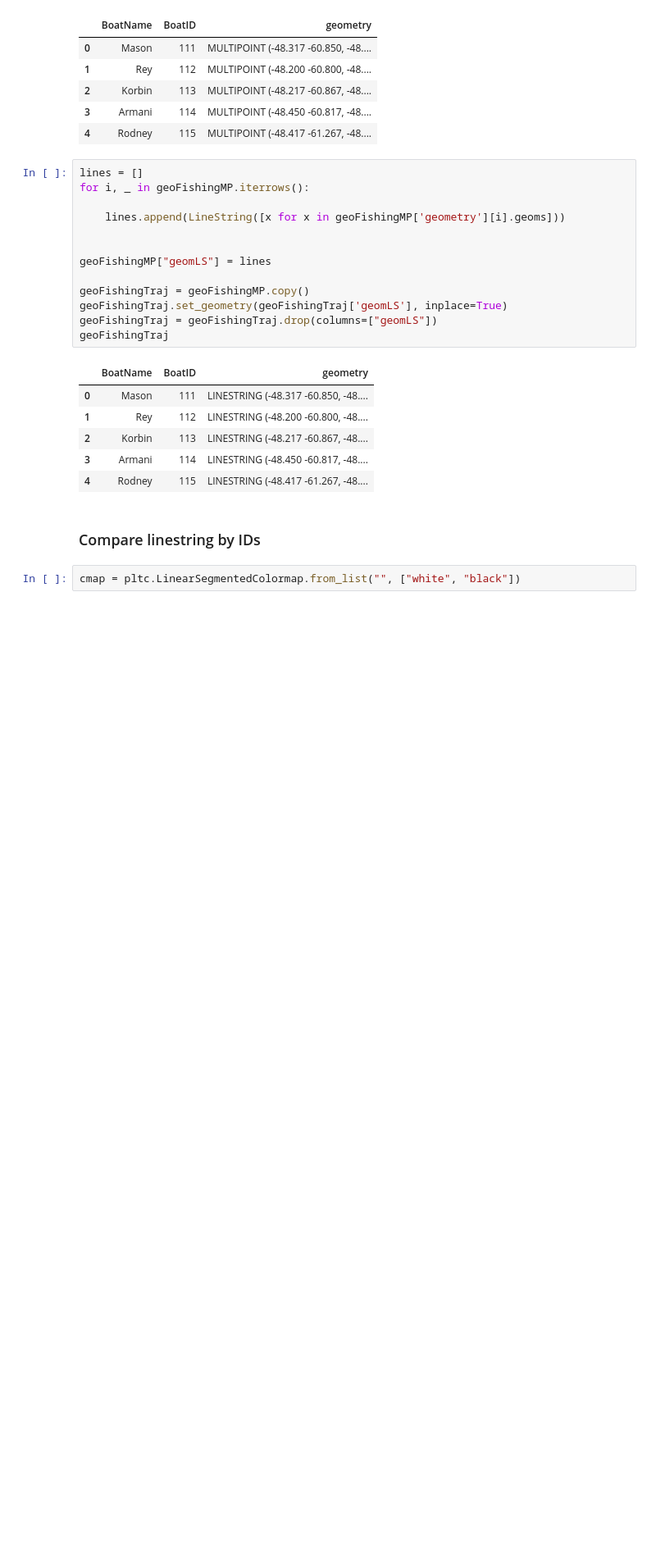
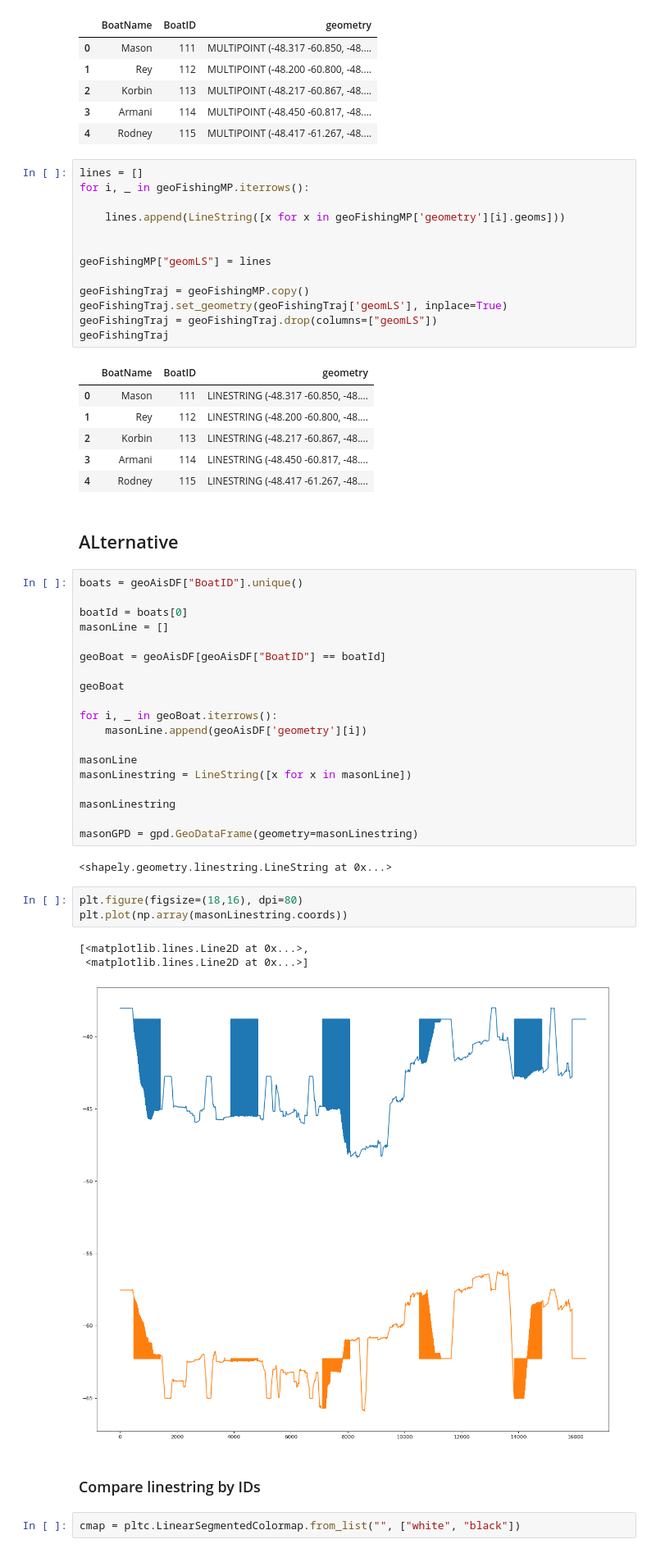
Before and after one commit to Nhok95/DMT_LAB2, a Jupyter notebook: querying.ipynb, the cells around one changed output. Shown: that part at 82% size. Drawn from its saved outputs; the diff is of its cells as text; blank space fills up the shorter version.

```diff
--- a/querying.ipynb
+++ b/querying.ipynb
@@ -168,6 +168,36 @@ geoFishingTraj
 | 2 | Korbin | 113 | LINESTRING (-48.217 -60.867, -48.... |
 | 3 | Armani | 114 | LINESTRING (-48.450 -60.817, -48.... |
 | 4 | Rodney | 115 | LINESTRING (-48.417 -61.267, -48.... |
+# %% [markdown]
+## ALternative
+# %%
+boats = geoAisDF["BoatID"].unique()
+
+boatId = boats[0]
+masonLine = []
+
+geoBoat = geoAisDF[geoAisDF["BoatID"] == boatId]
+
+geoBoat
+
+for i, _ in geoBoat.iterrows():
+    masonLine.append(geoAisDF['geometry'][i])
+
+masonLine
+masonLinestring = LineString([x for x in masonLine])
+
+masonLinestring
+
+masonGPD = gpd.GeoDataFrame(geometry=masonLinestring)
+# %% [output]
+<shapely.geometry.linestring.LineString at 0x...>
+# %%
+plt.figure(figsize=(18,16), dpi=80)
+plt.plot(np.array(masonLinestring.coords))
+# %% [output]
+[<matplotlib.lines.Line2D at 0x...>,
+ <matplotlib.lines.Line2D at 0x...>]
+[figure, added]
 # %% [markdown]
 ### Compare linestring by IDs
 # %%
```
Also changed, not shown: parts of 2 cells of this notebook, 4 other files.
